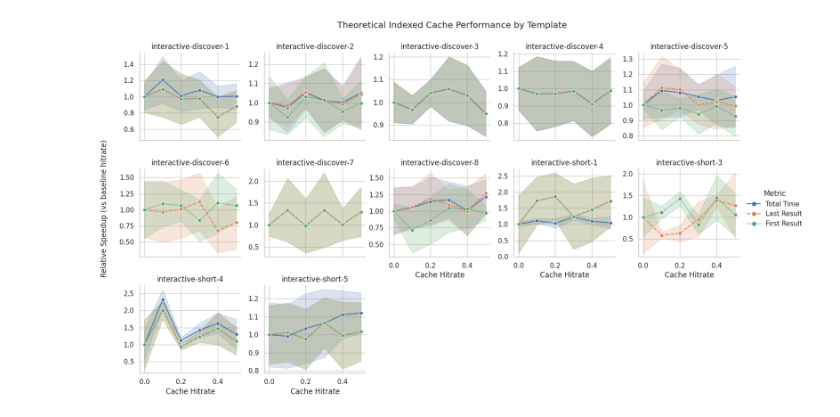
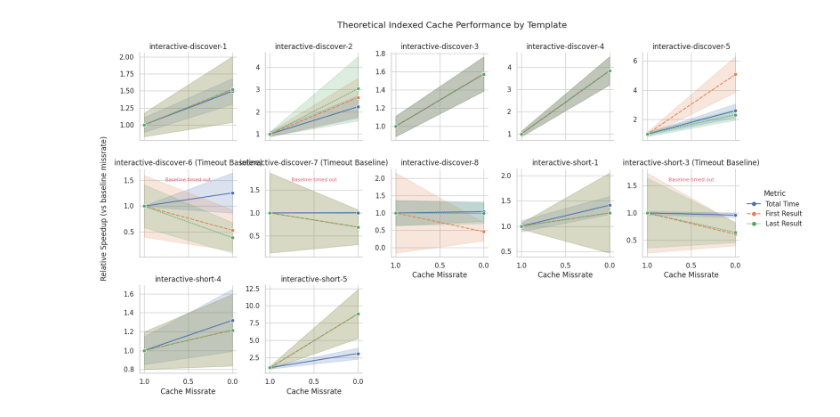
Before and after one commit to RubenEschauzier/process-raw-caching-jbr-output, a Jupyter notebook: src/data_analysis_synthetic_hitrate.ipynb, the cells around one changed output. Drawn from its saved outputs; the diff is of its cells as text; code cells hidden in the pictures.

```diff
--- a/src/data_analysis_synthetic_hitrate.ipynb
+++ b/src/data_analysis_synthetic_hitrate.ipynb
@@ -16,7 +16,7 @@ def load_and_process_data(directory, file_pattern="query-results-raw-hitrate-*.j
         match = re.search(r'hitrate-([0-9.]+)', filepath)
         if not match:
             continue
-        hitrate = float(match.group(1)[:-1])
+        missrate = float(match.group(1)[:-1])
 
         with open(filepath, 'r') as f:
             results = json.load(f)
@@ -42,7 +42,7 @@ def load_and_process_data(directory, file_pattern="query-results-raw-hitrate-*.j
             template_name = name.replace("repeat_", "")
 
             data.append({
-                "hitrate": hitrate,
+                "missrate": missrate,
                 "template": template_name,
                 "is_repeat": is_repeat,
                 "time": time,
@@ -55,55 +55,34 @@ def load_and_process_data(directory, file_pattern="query-results-raw-hitrate-*.j
 
     df = pd.DataFrame(data)
 
-    # Assign a repetition index within each (hitrate, template, is_repeat) group
-    # so we can pair first-run and repeat-run from the same experiment repetition
-    df['repetition'] = df.groupby(['hitrate', 'template', 'is_repeat']).cumcount()
+    # Assign a repetition index within each (missrate, template, is_repeat) group
+    df['repetition'] = df.groupby(['missrate', 'template', 'is_repeat']).cumcount()
 
-    # 2. Separate First and Repeat Runs, rename columns to avoid collisions after merge
+    # 2. Separate First and Repeat Runs
     first_runs = df[~df['is_repeat']].copy()
     first_runs.columns = [
-        f"{col}_first" if col not in ['hitrate', 'template', 'repetition'] else col
+        f"{col}_first" if col not in ['missrate', 'template', 'repetition'] else col
         for col in first_runs.columns
     ]
 
     repeat_runs = df[df['is_repeat']].copy()
     repeat_runs.columns = [
-        f"{col}_repeat" if col not in ['hitrate', 'template', 'repetition'] else col
+        f"{col}_repeat" if col not in ['missrate', 'template', 'repetition'] else col
         for col in repeat_runs.columns
     ]
 
-    # Pair first and repeat runs from the same repetition
-    merged = pd.merge(first_runs, repeat_runs, on=['hitrate', 'template', 'repetition'])
+    merged = pd.merge(first_runs, repeat_runs, on=['missrate', 'template', 'repetition'])
 
     # Keep only rows where both runs are valid (no error, or error but had partial results)
     valid_first = ~merged['error_first'] | (merged['error_first'] & merged['has_results_first'])
     valid_repeat = ~merged['error_repeat'] | (merged['error_repeat'] & merged['has_results_repeat'])
     valid_runs = merged[valid_first & valid_repeat].copy()
 
-    # 3. Per-repetition speedup: first_run_time / repeat_run_time
-    #
-    # This is the core fix. We compute speedup for each of the 10 repetitions
-    # individually before any aggregation. seaborn will then take mean + std
-    # across these 10 per-repetition speedup values.
-    #
-    # Column naming after the merge:
-    #   time_first        -> total exec time of the first run  (from first_runs, suffixed _first)
-    #   time_repeat       -> total exec time of the repeat run (from repeat_runs, suffixed _repeat)
-    #   time_first_first  -> time-to-first-result of the first run
-    #   time_first_repeat -> time-to-first-result of the repeat run
-    #   time_last_first   -> time-to-last-result of the first run
-    #   time_last_repeat  -> time-to-last-result of the repeat run
-
+    # 3. Per-repetition speedup
     valid_runs['speedup_total'] = (
         valid_runs['time_first'] / valid_runs['time_repeat']
     )
 
-    # Timed-out runs have no meaningful total execution time (the clock was cut off),
-    # so omit Total Time for any repetition where either run errored out.
-    # First/Last Result are still valid because they come from timestamps recorded
-    # before the timeout.
-    timed_out = valid_runs['error_first'] | valid_runs['error_repeat']
-    valid_runs.loc[timed_out, 'speedup_total'] = pd.NA
     valid_runs['speedup_first_result'] = (
         valid_runs['time_first_first'] / valid_runs['time_first_repeat']
     )
@@ -111,22 +90,21 @@ def load_and_process_data(directory, file_pattern="query-results-raw-hitrate-*.j
         valid_runs['time_last_first'] / valid_runs['time_last_repeat']
     )
 
-    # Invalidate first/last-result speedups where the number of result rows
-    # differs between the two runs (incomparable timestamps)
+    # Invalidate first/last-result speedups where the number of result rows differs
     valid_timestamp_match = (
         valid_runs['num_timestamps_first'] == valid_runs['num_timestamps_repeat']
     )
     valid_runs.loc[~valid_timestamp_match, ['speedup_first_result', 'speedup_last_result']] = pd.NA
 
-    # 4. Compute baseline mean speedup per template (at the chosen baseline hitrate)
-    #
-    # The baseline is the mean of the per-repetition speedups at hitrate = 0.6.
-    # We normalise every other hitrate's per-repetition speedup against this value,
-    # so the baseline hitrate always plots at 1.0 and the error bars reflect
-    # std(speedup_i / baseline_mean) = std(speedup_i) / baseline_mean.
-    BASELINE_HITRATE = 0.0
+    # 4. Compute baseline mean speedup per template
+    BASELINE_MISSRATE = 1.0
 
-    baseline = valid_runs[valid_runs['hitrate'] == BASELINE_HITRATE].copy()
+    baseline = valid_runs[valid_runs['missrate'] == BASELINE_MISSRATE].copy()
+
+    # Identify templates that timed out at the baseline
+    timeout_mask = baseline['error_first'] | baseline['error_repeat']
+    timeout_templates = set(baseline.loc[timeout_mask, 'template'].unique())
+
     baseline_agg = baseline.groupby('template').agg(
         speedup_total_baseline=('speedup_total', 'mean'),
         speedup_first_baseline=('speedup_first_result', 'mean'),
@@ -134,6 +112,11 @@ def load_and_process_data(directory, file_pattern="query-results-raw-hitrate-*.j
     ).reset_index()
 
     valid_runs = pd.merge(valid_runs, baseline_agg, on='template')
+
+    # Tag the template names to update the facet titles
+    valid_runs['template'] = valid_runs['template'].apply(
+        lambda x: f"{x} (Timeout Baseline)" if x in timeout_templates else x
+    )
 
     # 5. Relative speedup per repetition (normalised to baseline mean)
     valid_runs['Total Time'] = (
@@ -148,7 +131,7 @@ def load_and_process_data(directory, file_pattern="query-results-raw-hitrate-*.j
 
     # 6. Melt to long form for seaborn
     melted_df = valid_runs.melt(
-        id_vars=['hitrate', 'template', 'repetition'],
+        id_vars=['missrate', 'template', 'repetition'],
         value_vars=['Total Time', 'First Result', 'Last Result'],
         var_name='Metric',
         value_name='Speedup'
@@ -169,38 +152,52 @@ def create_trellis_plot(df):
 
     g = sns.relplot(
         data=df,
-        x="hitrate",
+        x="missrate",
         y="Speedup",
         hue="Metric",
         style="Metric",
         col="template",
         col_wrap=5,
         kind="line",
         marker="o",
-        errorbar="sd",   # std of the 10 per-repetition relative speedups
+        errorbar="sd",
         height=3,
         aspect=1,
         facet_kws={'sharey': False, 'sharex': True}
     )
 
-    g.set_axis_labels("Cache Hitrate", "")
+    # Invert X axis to range from 1 to 0
+    g.set(xlim=(1.05, -0.05))
+
+    g.set_axis_labels("Cache Missrate", "")
     g.set_titles(col_template="{col_name}")
+
+    # Shade the background for timeout templates
+    for ax in g.axes.flat:
+        title = ax.get_title()
+        if "(Timeout Baseline)" in title:
+            # Apply a subtle warning color
+
+            # Add text annotation
+            ax.text(0.5, 0.9, "Baseline timed out",
+                    transform=ax.transAxes, ha='center', va='top',
+                    fontsize=8, color='crimson', alpha=0.7)
+
     g.figure.suptitle("Theoretical Indexed Cache Performance by Template")
 
-    g.figure.subplots_adjust(top=0.9, left=0.06)  # single call, increase left until label fits
-    g.figure.text(0.01, 0.5, "Relative Speedup (vs baseline hitrate)",
+    g.figure.subplots_adjust(top=0.9, left=0.06)
+    g.figure.text(0.01, 0.5, "Relative Speedup (vs baseline missrate)",
                va='center', ha='center', rotation='vertical', fontsize=12)
 
-    # No plt.tight_layout() — it overrides the left margin
     plt.savefig("cache_performance_trellis.png", dpi=300, bbox_inches='tight')
     plt.show()
 
 
 if __name__ == "__main__":
     df_results = load_and_process_data("../data/data-synth-hitrate")
     if not df_results.empty:
         create_trellis_plot(df_results)
     else:
         print("No valid data found after filtering errors.")
 # %% [output]
-[figure, old version]
+[figure, new version]
```
Also changed, not shown: 3 other files.
